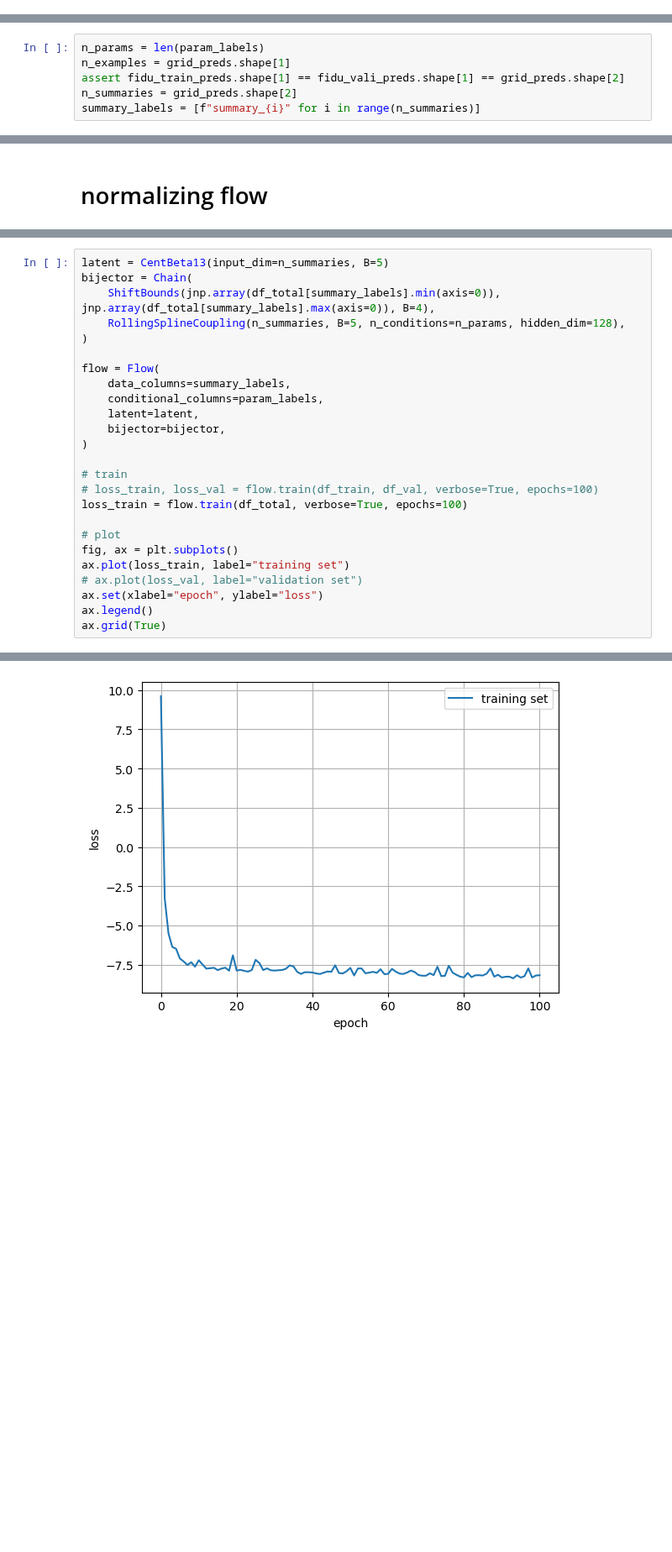
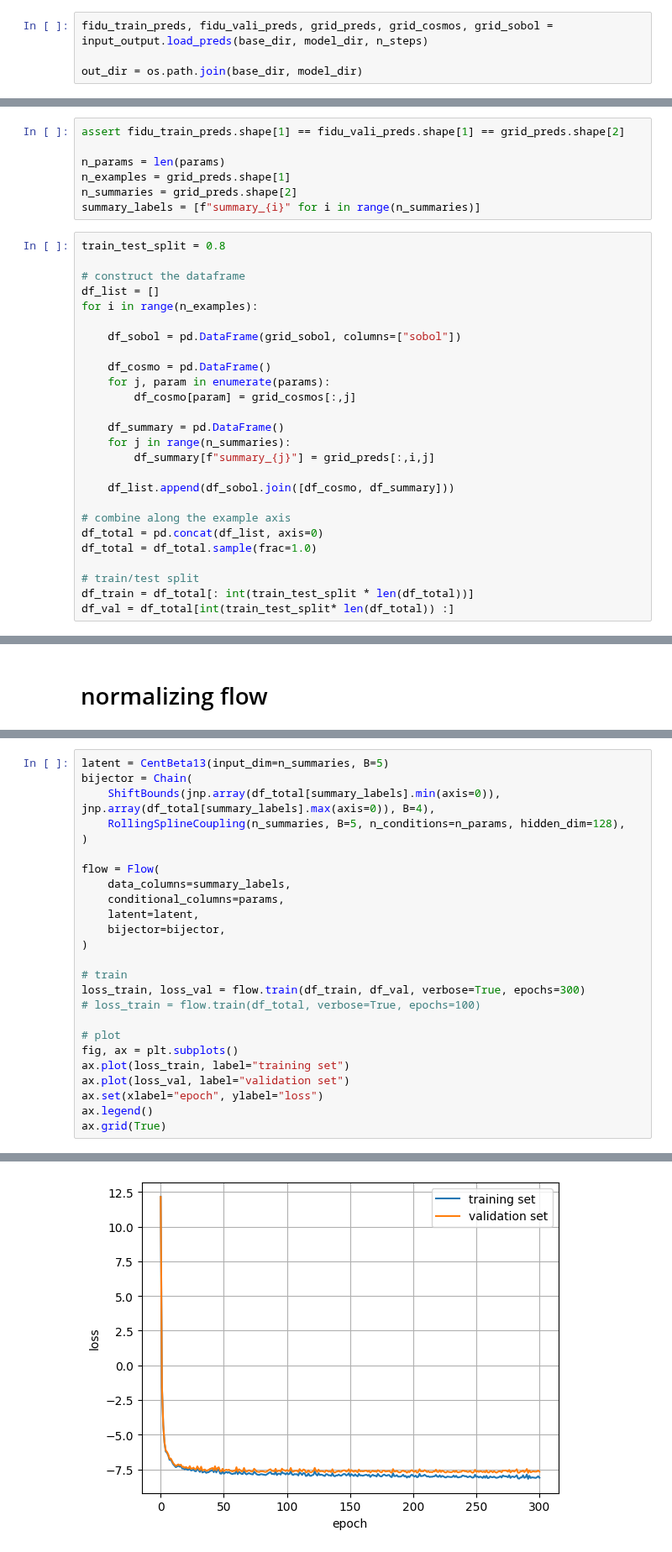
Before and after one commit to des-science/multiprobe-simulation-inference, a Jupyter notebook: notebooks/PZFlow.ipynb, the cells around one changed output, grey strips where cells are left out. Shown at 84% size. Cells and saved outputs as stored; diff of their text form; blank space fills up the shorter version.

```diff
--- a/notebooks/PZFlow.ipynb
+++ b/notebooks/PZFlow.ipynb
@@ -116,0 +49,4 @@ grid_sobol.shape =   (2499, 4)
+# %%
+fidu_train_preds, fidu_vali_preds, grid_preds, grid_cosmos, grid_sobol = input_output.load_preds(base_dir, model_dir, n_steps)
+
+out_dir = os.path.join(base_dir, model_dir)
@@ -117,6 +61,33 @@ grid_sobol.shape =   (2499, 4)
 # %%
-n_params = len(param_labels)
+assert fidu_train_preds.shape[1] == fidu_vali_preds.shape[1] == grid_preds.shape[2]
+
+n_params = len(params)
 n_examples = grid_preds.shape[1]
-assert fidu_train_preds.shape[1] == fidu_vali_preds.shape[1] == grid_preds.shape[2]
 n_summaries = grid_preds.shape[2]
 summary_labels = [f"summary_{i}" for i in range(n_summaries)]
+# %%
+train_test_split = 0.8
+
+# construct the dataframe
+df_list = []
+for i in range(n_examples):
+
+    df_sobol = pd.DataFrame(grid_sobol, columns=["sobol"])
+
+    df_cosmo = pd.DataFrame()
+    for j, param in enumerate(params):
+        df_cosmo[param] = grid_cosmos[:,j]
+
+    df_summary = pd.DataFrame()
+    for j in range(n_summaries):
+        df_summary[f"summary_{j}"] = grid_preds[:,i,j]
+
+    df_list.append(df_sobol.join([df_cosmo, df_summary]))
+
+# combine along the example axis
+df_total = pd.concat(df_list, axis=0)
+df_total = df_total.sample(frac=1.0)
+
+# train/test split
+df_train = df_total[: int(train_test_split * len(df_total))]
+df_val = df_total[int(train_test_split* len(df_total)) :]
@@ -161,19 +111,19 @@ bijector = Chain(
 
 flow = Flow(
     data_columns=summary_labels,
-    conditional_columns=param_labels,
+    conditional_columns=params,
     latent=latent,
     bijector=bijector,
 )
 
 # train
-# loss_train, loss_val = flow.train(df_train, df_val, verbose=True, epochs=100)
-loss_train = flow.train(df_total, verbose=True, epochs=100)
+loss_train, loss_val = flow.train(df_train, df_val, verbose=True, epochs=300)
+# loss_train = flow.train(df_total, verbose=True, epochs=100)
 
 # plot
 fig, ax = plt.subplots()
 ax.plot(loss_train, label="training set")
-# ax.plot(loss_val, label="validation set")
+ax.plot(loss_val, label="validation set")
 ax.set(xlabel="epoch", ylabel="loss")
 ax.legend()
 ax.grid(True)
@@ -198 +148 @@ Loss:
-[figure, old version]
+[figure, new version]
```
Also changed, not shown: parts of 40 cells of this notebook, 2 other files.
